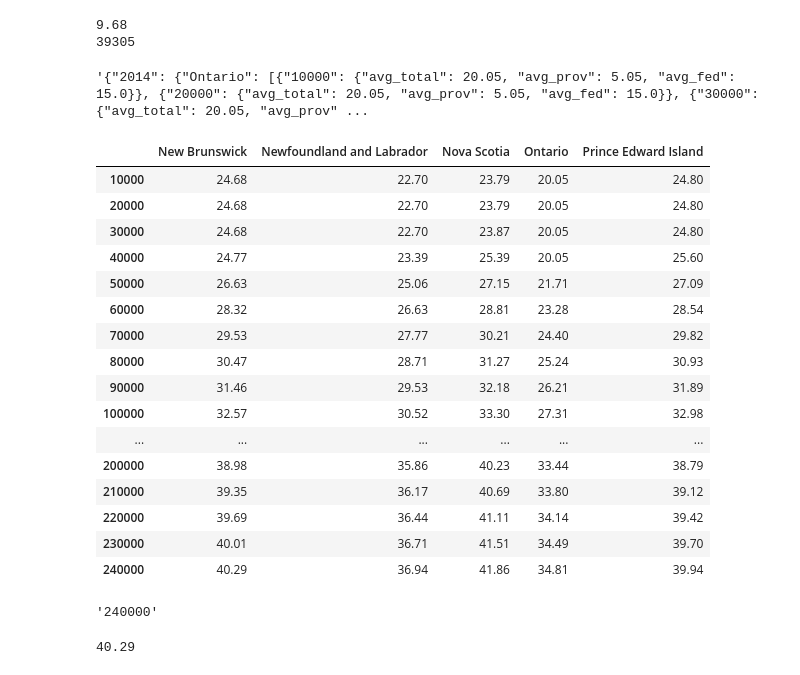
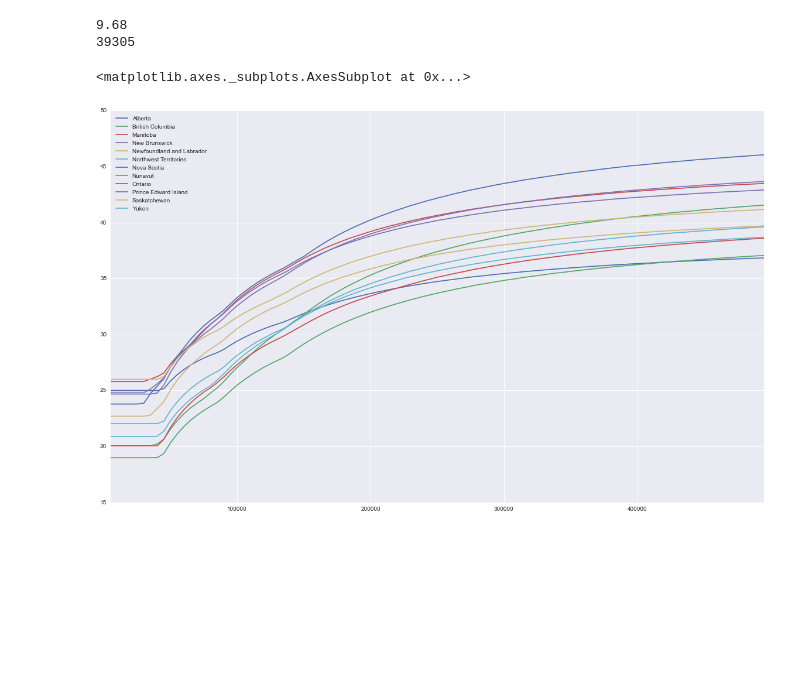
Before and after one commit to CitizensCode/CanadianIncomeTaxes, a Jupyter notebook: Canadian Tax Analysis.ipynb, the cells around one changed output. Cells and saved outputs as stored; diff of their text form; code cells hidden in the pictures; blank space fills up the shorter version.

```diff
--- a/Canadian Tax Analysis.ipynb
+++ b/Canadian Tax Analysis.ipynb
@@ -57,7 +59,7 @@ def getAvgRate(location, income, data):
 # %%
 # Gets the average tax paid for a number of incomes for a given province in a given year
 def provAvgs(province, year_data):
-    incomeList = xrange(10000, 250000, 10000)
+    incomeList = xrange(5000, 500000, 5000)
     return [getAvgRate(province, income, year_data) for income in incomeList]
 # %%
 def processYear(year_data):
@@ -71,9 +73,6 @@ for year_record in data:
     year = year_record["year"]
     year_data = year_record["data"]
     allData[year] = processYear(year_data)
-json.dumps(allData)
-# %% [output]
-'{"2014": {"Ontario": [{"10000": {"avg_total": 20.05, "avg_prov": 5.05, "avg_fed": 15.0}}, {"20000": {"avg_total": 20.05, "avg_prov": 5.05, "avg_fed": 15.0}}, {"30000": {"avg_total": 20.05, "avg_prov" ...
 # %%
 # Convert the results into an object that can be visualized
 # with each province representing a line, the income as the x-value
@@ -90,30 +89,8 @@ for prov, income_data in year_prov_avgs.iteritems():
     year_dict[prov] = prov_series
 year_df = pd.concat(year_dict, axis=1)
 year_df = year_df.drop('Federal', axis=1)
-year_df
-# %% [output]
-|  | New Brunswick | Newfoundland and Labrador | Nova Scotia | Ontario | Prince Edward Island |
-| 10000 | 24.68 | 22.70 | 23.79 | 20.05 | 24.80 |
-| 20000 | 24.68 | 22.70 | 23.79 | 20.05 | 24.80 |
-| 30000 | 24.68 | 22.70 | 23.87 | 20.05 | 24.80 |
-| 40000 | 24.77 | 23.39 | 25.39 | 20.05 | 25.60 |
-| 50000 | 26.63 | 25.06 | 27.15 | 21.71 | 27.09 |
-| 60000 | 28.32 | 26.63 | 28.81 | 23.28 | 28.54 |
-| 70000 | 29.53 | 27.77 | 30.21 | 24.40 | 29.82 |
-| 80000 | 30.47 | 28.71 | 31.27 | 25.24 | 30.93 |
-| 90000 | 31.46 | 29.53 | 32.18 | 26.21 | 31.89 |
-| 100000 | 32.57 | 30.52 | 33.30 | 27.31 | 32.98 |
-| ... | ... | ... | ... | ... | ... |
-| 200000 | 38.98 | 35.86 | 40.23 | 33.44 | 38.79 |
-| 210000 | 39.35 | 36.17 | 40.69 | 33.80 | 39.12 |
-| 220000 | 39.69 | 36.44 | 41.11 | 34.14 | 39.42 |
-| 230000 | 40.01 | 36.71 | 41.51 | 34.49 | 39.70 |
-| 240000 | 40.29 | 36.94 | 41.86 | 34.81 | 39.94 |
-# %%
-something.keys()[0]
-# %% [output]
-'240000'
-# %%
-something.values()[0]['avg_total']
-# %% [output]
-40.29
+# %%
+year_df.plot(figsize=(20, 12))
+# %% [output]
+<matplotlib.axes._subplots.AxesSubplot at 0x...>
+[figure, added]
```
Also changed, not shown: parts of 2 cells of this notebook.
